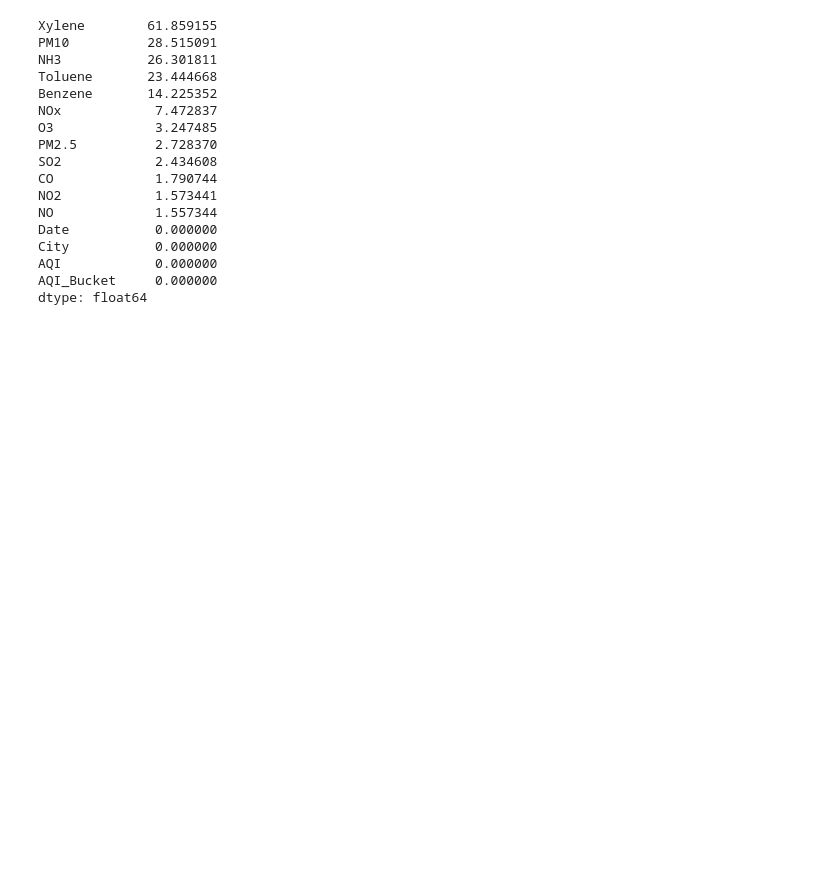
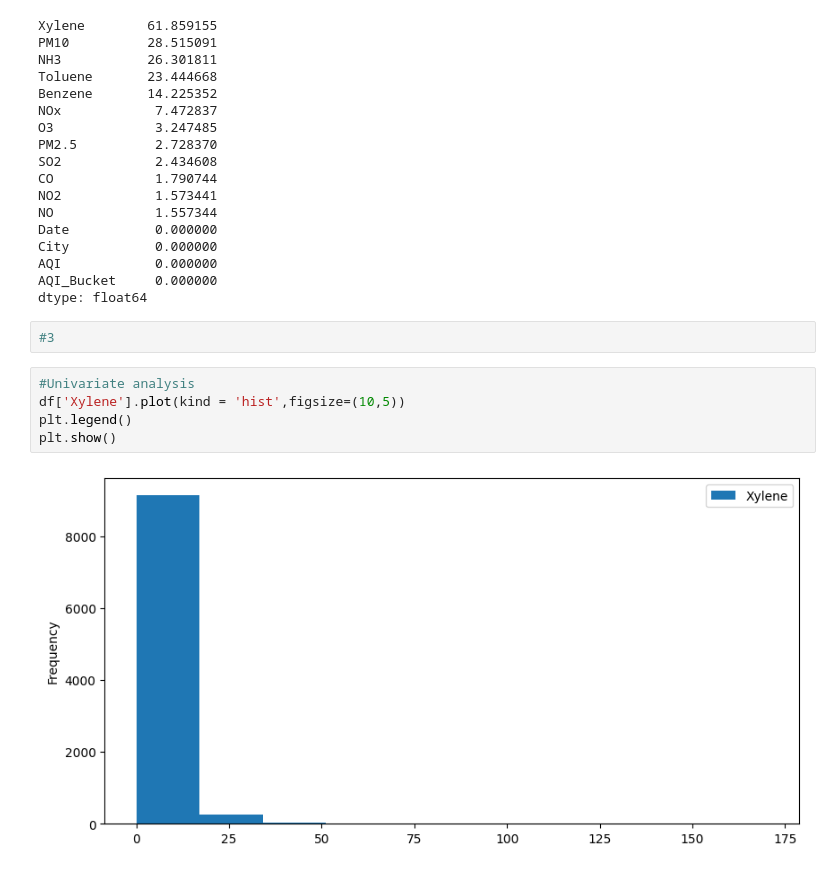
Before and after one commit to Pranithredd/AQI-prediction-, a Jupyter notebook: AQI prediction.ipynb, the cells around one changed output. Saved outputs shown, nothing was run; the diff lists cells and outputs as text; blank space fills up the shorter version.

```diff
--- a/AQI prediction.ipynb
+++ b/AQI prediction.ipynb
@@ -135,3 +135,12 @@ City           0.000000
 AQI            0.000000
 AQI_Bucket     0.000000
 dtype: float64
+# %%
+#3
+# %%
+#Univariate analysis
+df['Xylene'].plot(kind = 'hist',figsize=(10,5))
+plt.legend()
+plt.show()
+# %% [output]
+[figure, added]
```
Also changed, not shown: parts of 27 cells of this notebook.
